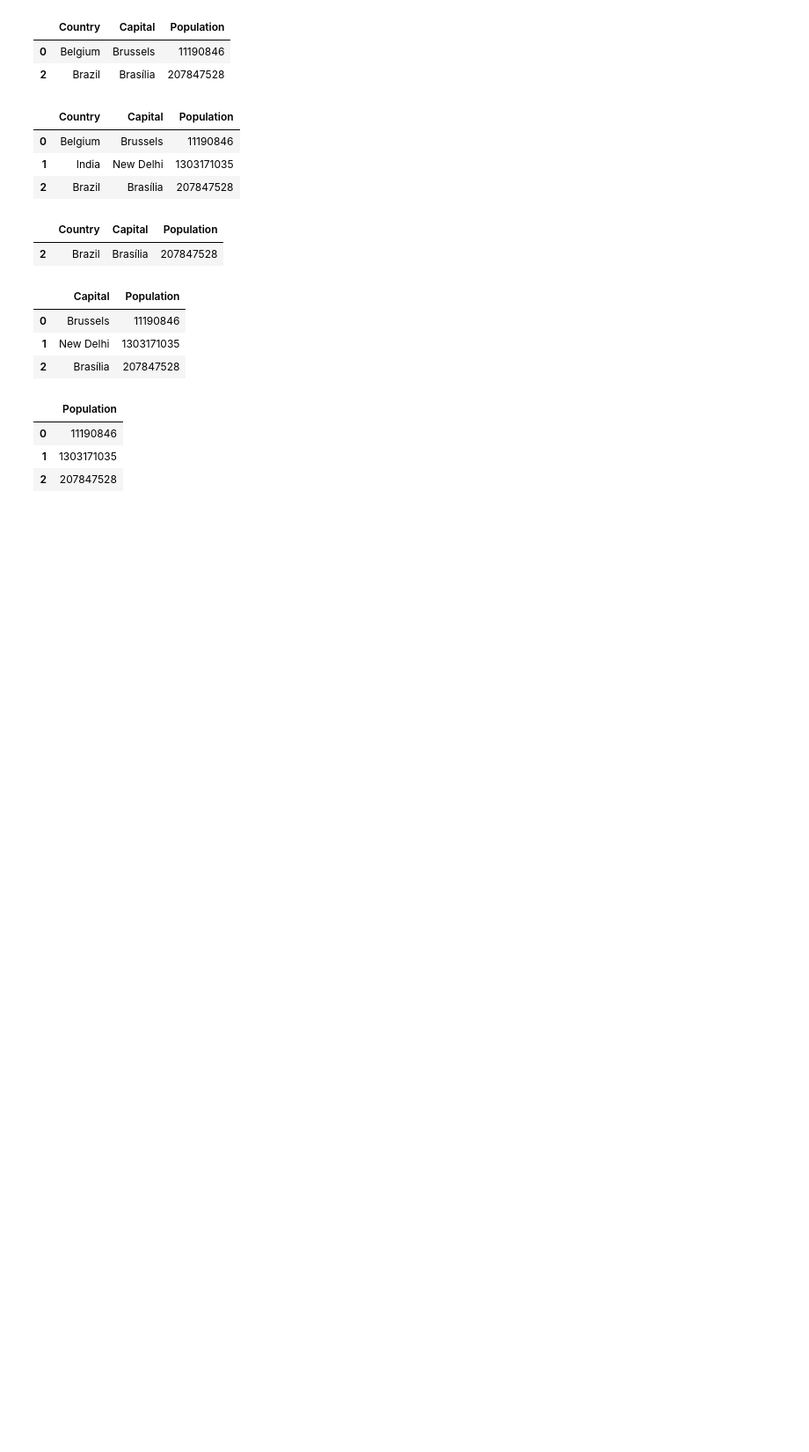
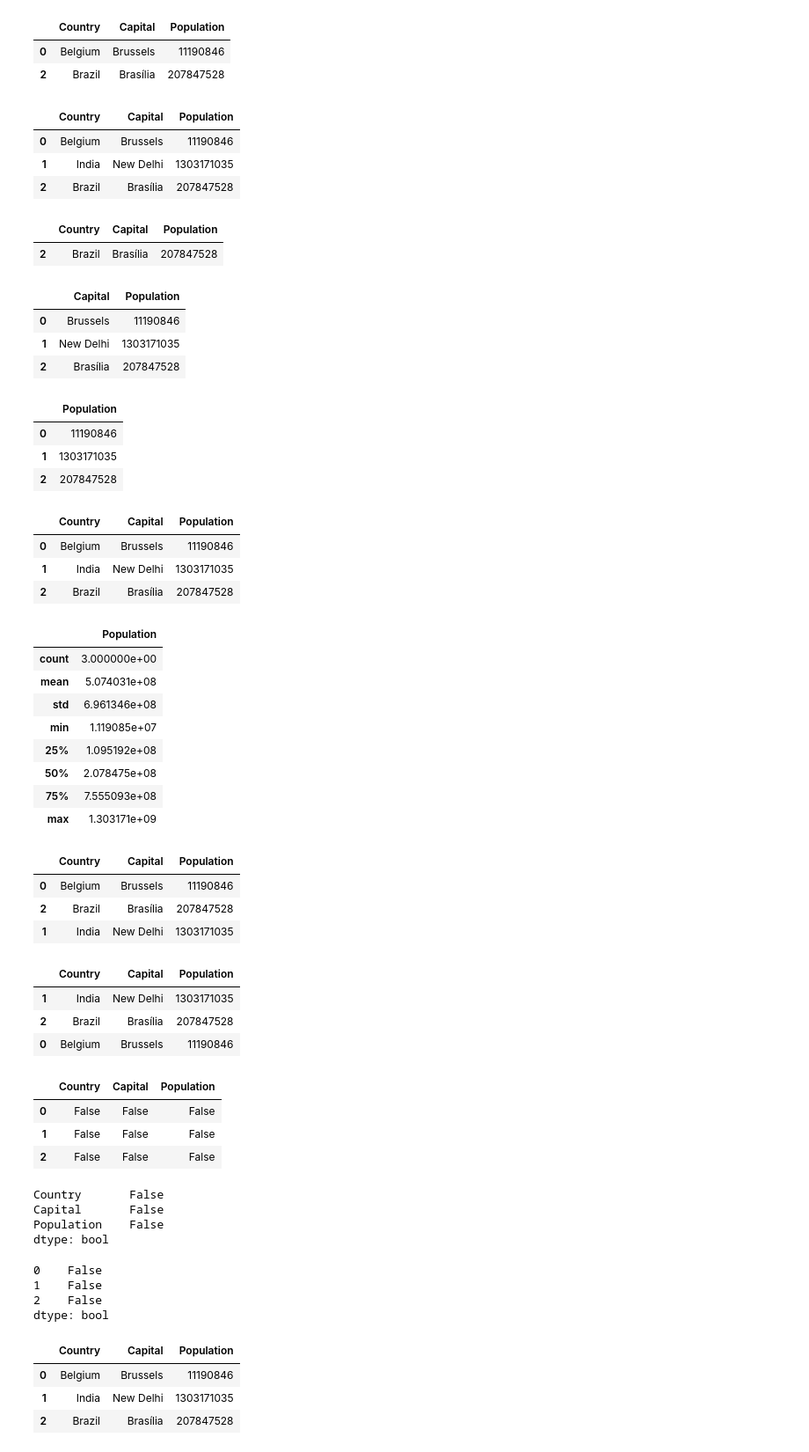
Before and after one commit to gyoungseok/100_Days_of_Python_Udemy, a Jupyter notebook: pandas/pandas_practice.ipynb, the cells around one changed output. Shown: that part at 88% size. Cells and saved outputs as stored; diff of their text form; code cells hidden in the pictures; blank space fills up the shorter version.

```diff
--- a/pandas/pandas_practice.ipynb
+++ b/pandas/pandas_practice.ipynb
@@ -555,3 +555,67 @@ df.drop(['Country', 'Capital'], axis=1)
 | 0 | 11190846 |
 | 1 | 1303171035 |
 | 2 | 207847528 |
+# %%
+df
+# %% [output]
+|  | Country | Capital | Population |
+| 0 | Belgium | Brussels | 11190846 |
+| 1 | India | New Delhi | 1303171035 |
+| 2 | Brazil | Brasília | 207847528 |
+# %%
+df.describe()
+# %% [output]
+|  | Population |
+| count | 3.000000e+00 |
+| mean | 5.074031e+08 |
+| std | 6.961346e+08 |
+| min | 1.119085e+07 |
+| 25% | 1.095192e+08 |
+| 50% | 2.078475e+08 |
+| 75% | 7.555093e+08 |
+| max | 1.303171e+09 |
+# %%
+df.sort_values('Population') # 오름차순 정렬
+# %% [output]
+|  | Country | Capital | Population |
+| 0 | Belgium | Brussels | 11190846 |
+| 2 | Brazil | Brasília | 207847528 |
+| 1 | India | New Delhi | 1303171035 |
+# %%
+df.sort_values('Population', ascending=False) # 내림차순 정렬
+# %% [output]
+|  | Country | Capital | Population |
+| 1 | India | New Delhi | 1303171035 |
+| 2 | Brazil | Brasília | 207847528 |
+| 0 | Belgium | Brussels | 11190846 |
+# %%
+df.isnull() # null값 확인
+# %% [output]
+|  | Country | Capital | Population |
+| 0 | False | False | False |
+| 1 | False | False | False |
+| 2 | False | False | False |
+# %%
+# 컬럼별로 null값이 있는지 확인
+df.isnull().any(axis=0)
+# %% [output]
+Country       False
+Capital       False
+Population    False
+dtype: bool
+# %%
+# 행별로 null값 확인
+df.isnull().any(axis=1)
+# %% [output]
+0    False
+1    False
+2    False
+dtype: bool
+# %%
+df2 = df.copy()
+df2
+# %% [output]
+|  | Country | Capital | Population |
+| 0 | Belgium | Brussels | 11190846 |
+| 1 | India | New Delhi | 1303171035 |
+| 2 | Brazil | Brasília | 207847528 |
```
Also changed, not shown: parts of 18 cells of this notebook.
